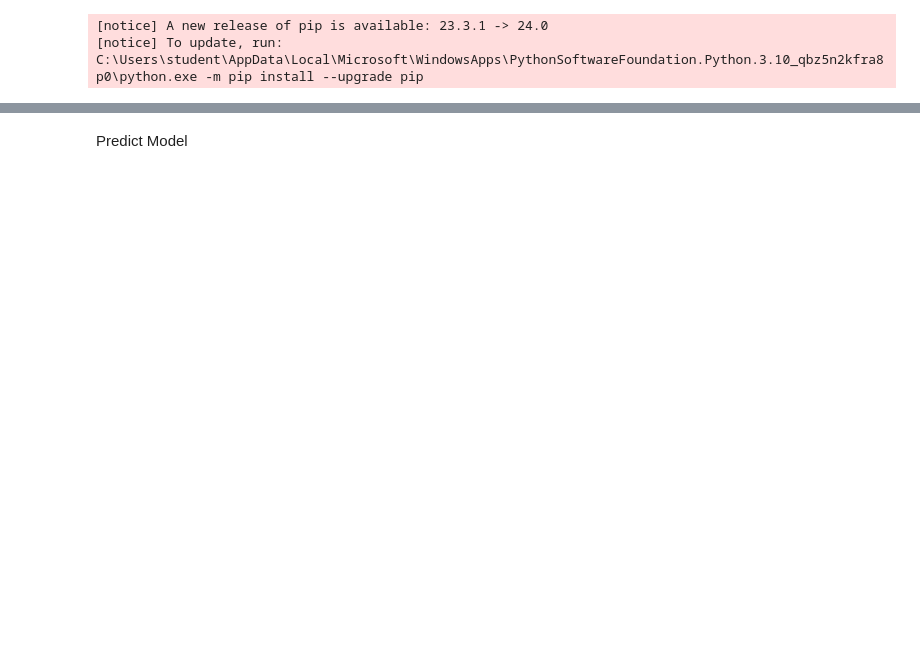
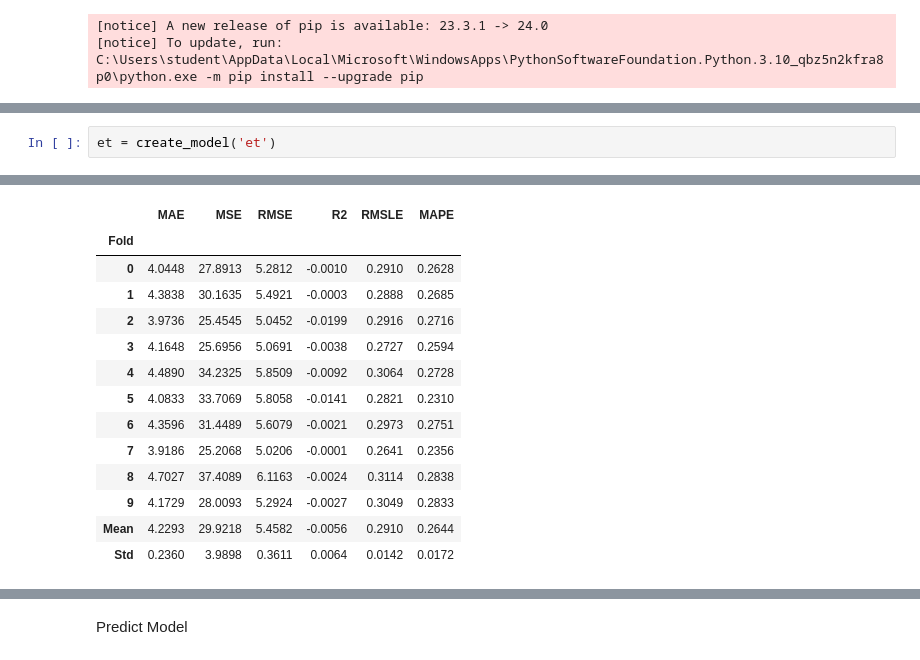
Before and after one commit to ARen990/TermProject_dash_air4, a Jupyter notebook: Air4God.ipynb, the cells around one changed output, grey strips where cells are left out. Drawn from its saved outputs; the diff is of its cells as text; blank space fills up the shorter version.

```diff
--- a/Air4God.ipynb
+++ b/Air4God.ipynb
@@ -152,0 +152,3 @@ bagged_dt = ensemble_model(best_model, n_estimators=50)
+# %%
+et = create_model('et')
+# %% [output]
@@ -152,0 +156,14 @@ bagged_dt = ensemble_model(best_model, n_estimators=50)
+|  | MAE | MSE | RMSE | R2 | RMSLE | MAPE |
+| Fold |  |  |  |  |  |  |
+| 0 | 4.0448 | 27.8913 | 5.2812 | -0.0010 | 0.2910 | 0.2628 |
+| 1 | 4.3838 | 30.1635 | 5.4921 | -0.0003 | 0.2888 | 0.2685 |
+| 2 | 3.9736 | 25.4545 | 5.0452 | -0.0199 | 0.2916 | 0.2716 |
+| 3 | 4.1648 | 25.6956 | 5.0691 | -0.0038 | 0.2727 | 0.2594 |
+| 4 | 4.4890 | 34.2325 | 5.8509 | -0.0092 | 0.3064 | 0.2728 |
+| 5 | 4.0833 | 33.7069 | 5.8058 | -0.0141 | 0.2821 | 0.2310 |
+| 6 | 4.3596 | 31.4489 | 5.6079 | -0.0021 | 0.2973 | 0.2751 |
+| 7 | 3.9186 | 25.2068 | 5.0206 | -0.0001 | 0.2641 | 0.2356 |
+| 8 | 4.7027 | 37.4089 | 6.1163 | -0.0024 | 0.3114 | 0.2838 |
+| 9 | 4.1729 | 28.0093 | 5.2924 | -0.0027 | 0.3049 | 0.2833 |
+| Mean | 4.2293 | 29.9218 | 5.4582 | -0.0056 | 0.2910 | 0.2644 |
+| Std | 0.2360 | 3.9898 | 0.3611 | 0.0064 | 0.0142 | 0.0172 |
```
Also changed, not shown: parts of 12 cells of this notebook, 8 other files.
